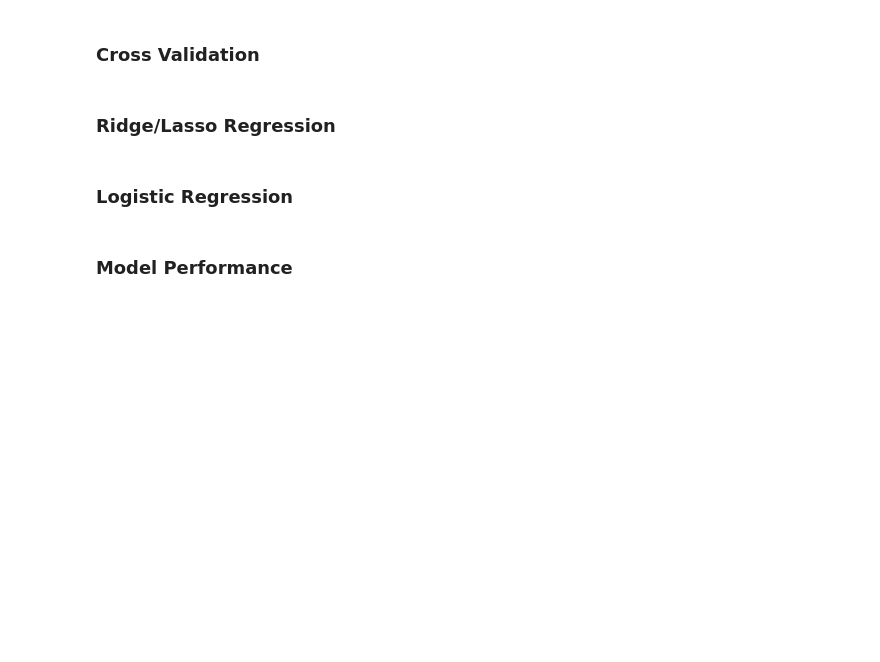
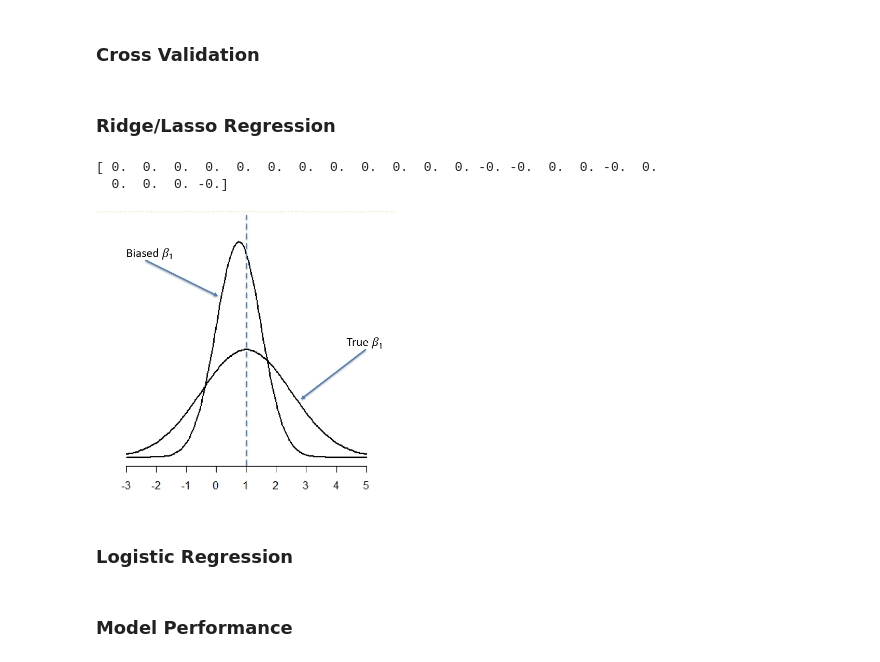
Before and after one commit to weitianyi1996/Machine-Learning-Algorithms-Notes, a Jupyter notebook: Machine Learning Algorithms Notes.ipynb, the cells around one changed output. Cells and saved outputs as stored; diff of their text form; code cells hidden in the pictures; blank space fills up the shorter version.

```diff
--- a/Machine Learning Algorithms Notes.ipynb
+++ b/Machine Learning Algorithms Notes.ipynb
@@ -213,12 +213,15 @@ Lasso: Loss Function = OLS Loss Function + alpha*sum(np.abs(ai))  #feature selec
 # %%
 from sklearn.linear_model import Lasso
 
-lasso = Lasso(alpha=0.4,normalize=True)
-lasso.fit(X,y)
+lasso = Lasso(alpha=0.1,normalize=True)
+lasso.fit(X_train,y_train)
 
 # Compute and print the coefficients
 lasso_coef = lasso.coef_
 print(lasso_coef)
+# %% [output]
+[ 0.  0.  0.  0.  0.  0.  0.  0.  0.  0.  0.  0. -0. -0.  0.  0. -0.  0.
+  0.  0.  0. -0.]
 # %%
 from sklearn.linear_model import Ridge
 from sklearn.model_selection import cross_val_score
@@ -236,6 +239,16 @@ for alpha in alpha_space:
     ridge_cv_scores = cross_val_score(ridge,X,y,cv=10) #同一个alpha下，10个值
     ridge_scores.append(np.mean(ridge_cv_scores))
     ridge_scores_std.append(np.std(ridge_scores))
+# %%
+#Pros:
+    #feature selection
+#Cons:
+    #bias and variance trade off(We lose some kind of bias but most of time we get more convincible range.)
+from IPython.display import Image
+PATH = "/Users/wty24/Desktop/2020 Fulltime Data Scientist!/MLscreenShot/"
+Image(filename = PATH + "/Bias and Variance Trade Off.png", width=300, height=200)
+# %% [output]
+[figure, added]
 # %% [markdown]
 ### Logistic Regression
 # %%
```
Also changed, not shown: parts of 1 cell of this notebook.
